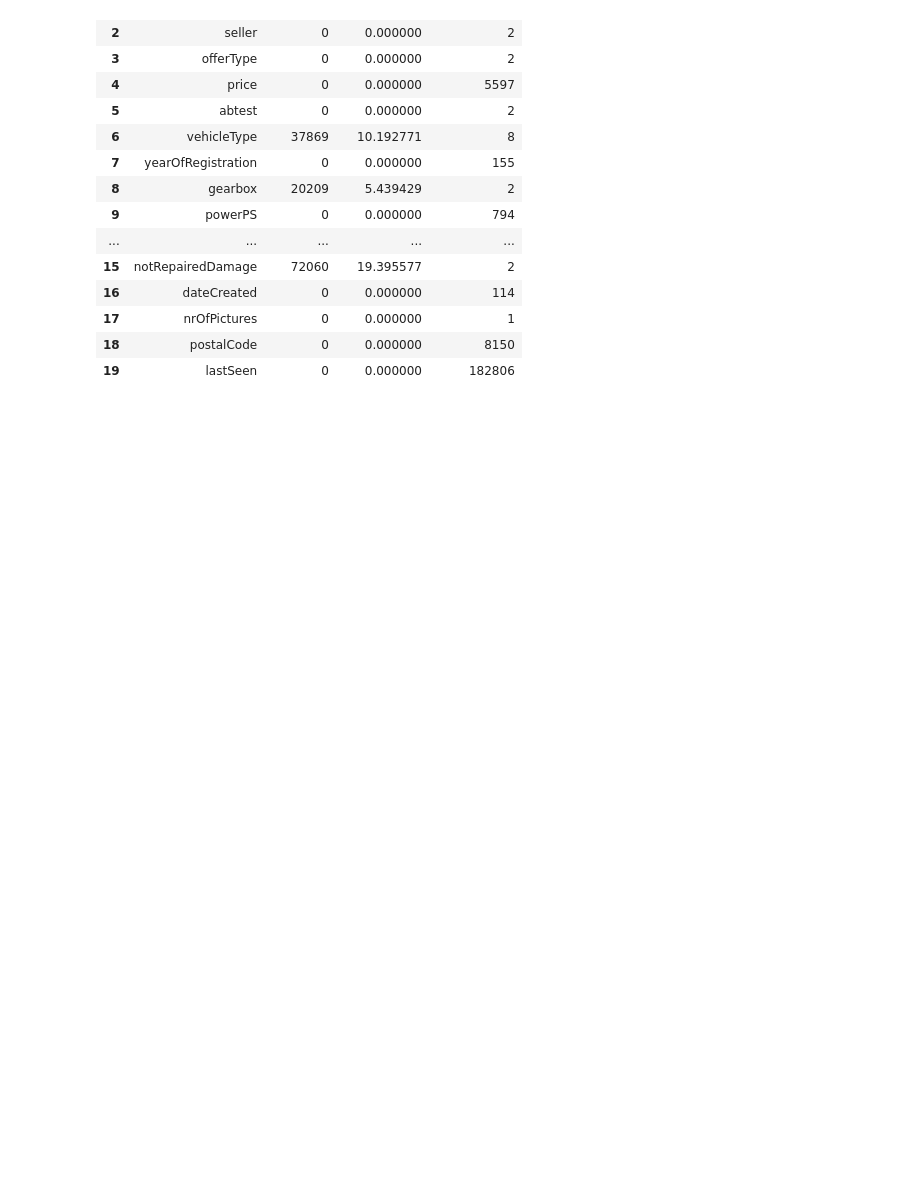
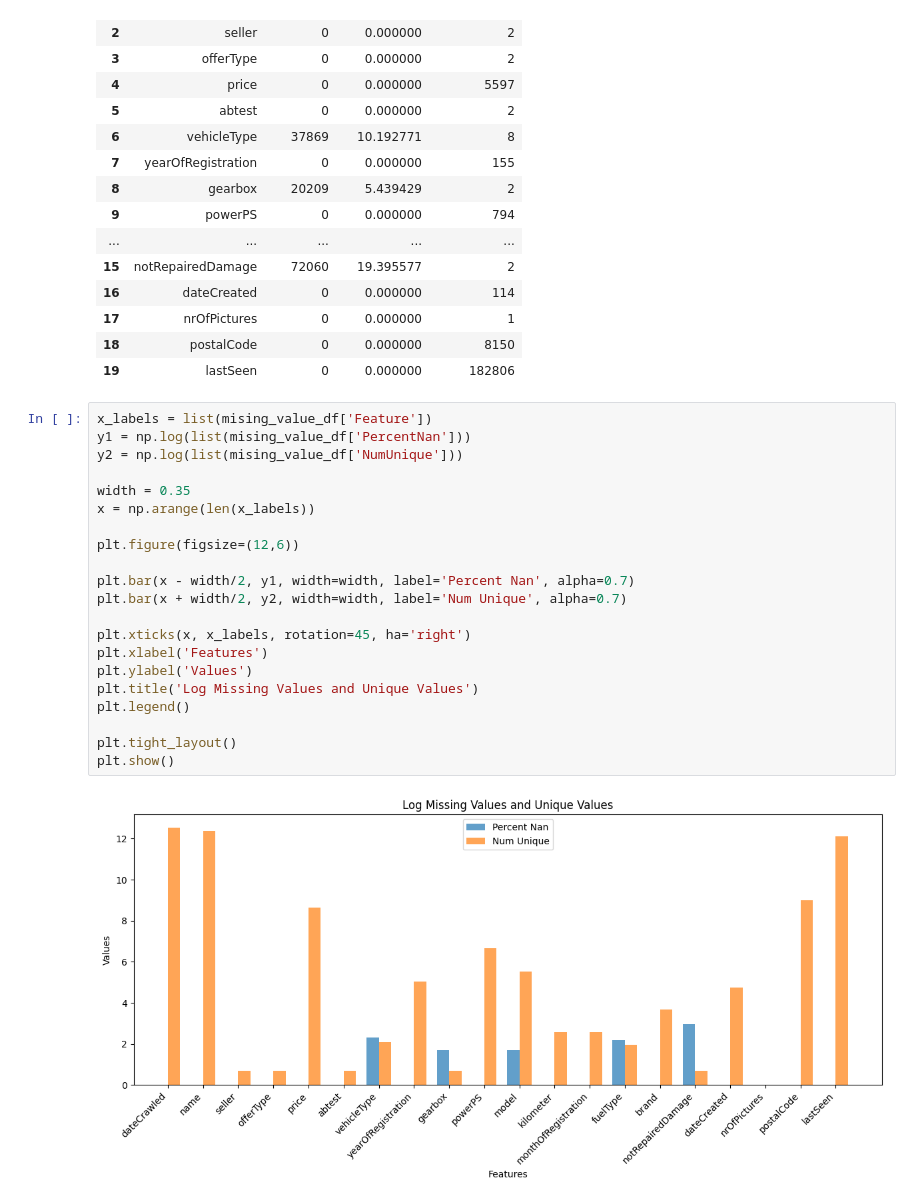
Before and after one commit to Prasadkurapati/CarDataAnalysis, a Jupyter notebook: script.ipynb, the cells around one changed output. Drawn from its saved outputs; the diff is of its cells as text; blank space fills up the shorter version.

Commit message:
checking unique values

```diff
--- a/script.ipynb
+++ b/script.ipynb
@@ -104,3 +100,26 @@ mising_value_df
 | 17 | nrOfPictures | 0 | 0.000000 | 1 |
 | 18 | postalCode | 0 | 0.000000 | 8150 |
 | 19 | lastSeen | 0 | 0.000000 | 182806 |
+# %%
+x_labels = list(mising_value_df['Feature'])
+y1 = np.log(list(mising_value_df['PercentNan']))
+y2 = np.log(list(mising_value_df['NumUnique']))
+
+width = 0.35
+x = np.arange(len(x_labels))
+
+plt.figure(figsize=(12,6))
+
+plt.bar(x - width/2, y1, width=width, label='Percent Nan', alpha=0.7)
+plt.bar(x + width/2, y2, width=width, label='Num Unique', alpha=0.7)
+
+plt.xticks(x, x_labels, rotation=45, ha='right')
+plt.xlabel('Features')
+plt.ylabel('Values')
+plt.title('Log Missing Values and Unique Values')
+plt.legend()
+
+plt.tight_layout()
+plt.show()
+# %% [output]
+[figure, added]
```
Also changed, not shown: parts of 8 cells of this notebook.
